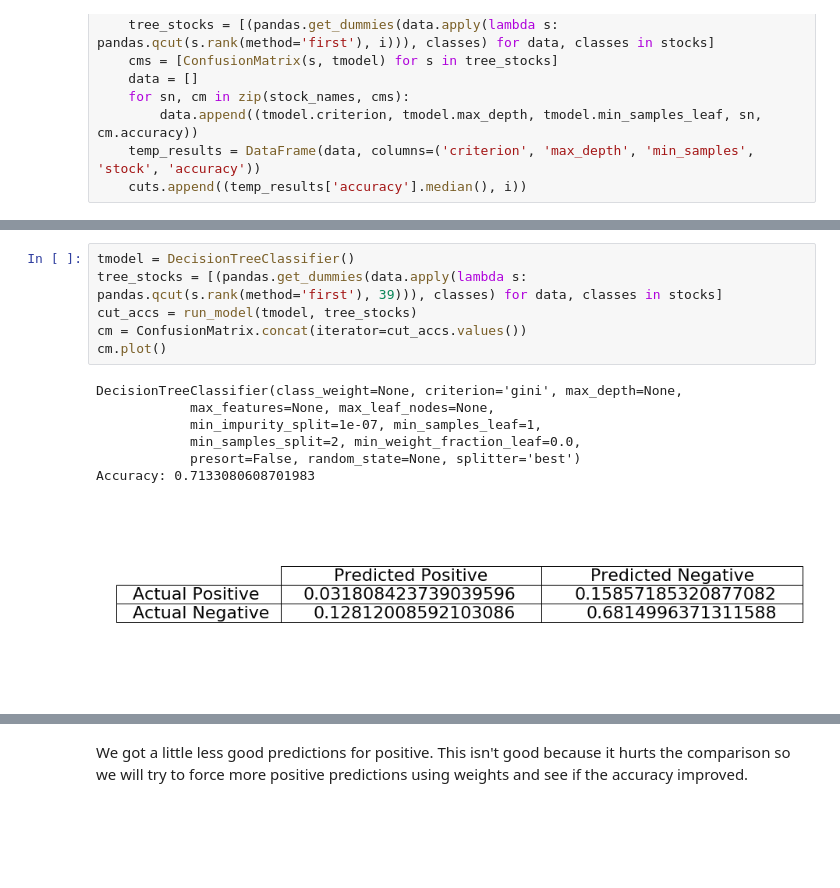
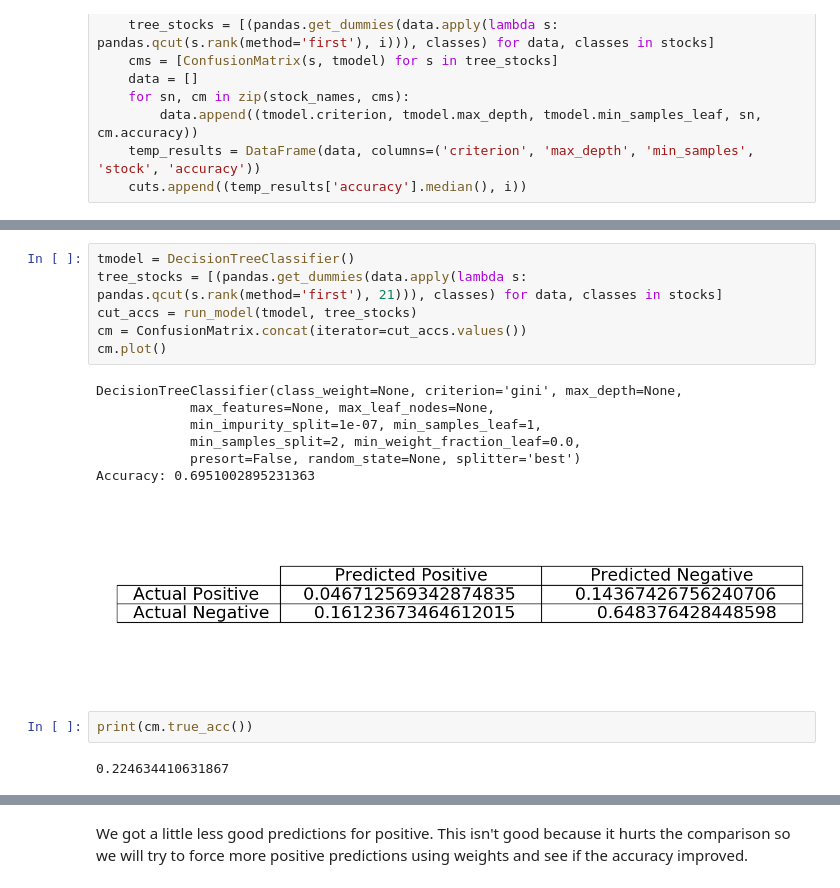
Before and after one commit to eytans/Stockifier, a Jupyter notebook: Decision Tree.ipynb, the cells around one changed output, grey strips where cells are left out. Saved outputs shown, nothing was run; the diff lists cells and outputs as text; blank space fills up the shorter version.

```diff
--- a/Decision Tree.ipynb
+++ b/Decision Tree.ipynb
@@ -126,17 +126,21 @@ print(sum(accs)/5.)
 # %%
 tmodel = DecisionTreeClassifier()
-tree_stocks = [(pandas.get_dummies(data.apply(lambda s: pandas.qcut(s.rank(method='first'), 39))), classes) for data, classes in stocks]
+tree_stocks = [(pandas.get_dummies(data.apply(lambda s: pandas.qcut(s.rank(method='first'), 21))), classes) for data, classes in stocks]
 cut_accs = run_model(tmodel, tree_stocks)
 cm = ConfusionMatrix.concat(iterator=cut_accs.values())
 cm.plot()
 # %% [output]
 DecisionTreeClassifier(class_weight=None, criterion='gini', max_depth=None,
             max_features=None, max_leaf_nodes=None,
             min_impurity_split=1e-07, min_samples_leaf=1,
             min_samples_split=2, min_weight_fraction_leaf=0.0,
             presort=False, random_state=None, splitter='best')
-Accuracy: 0.7133080608701983
+Accuracy: 0.6951002895231363
-[figure, old version]
+[figure, new version]
+# %%
+print(cm.true_acc())
+# %% [output]
+0.224634410631867
 # %%
 ConfusionMatrix.concat(iterator=taccs.values()).plot()
 # %% [output]
```
Also changed, not shown: parts of 17 cells of this notebook, 1 other file.
